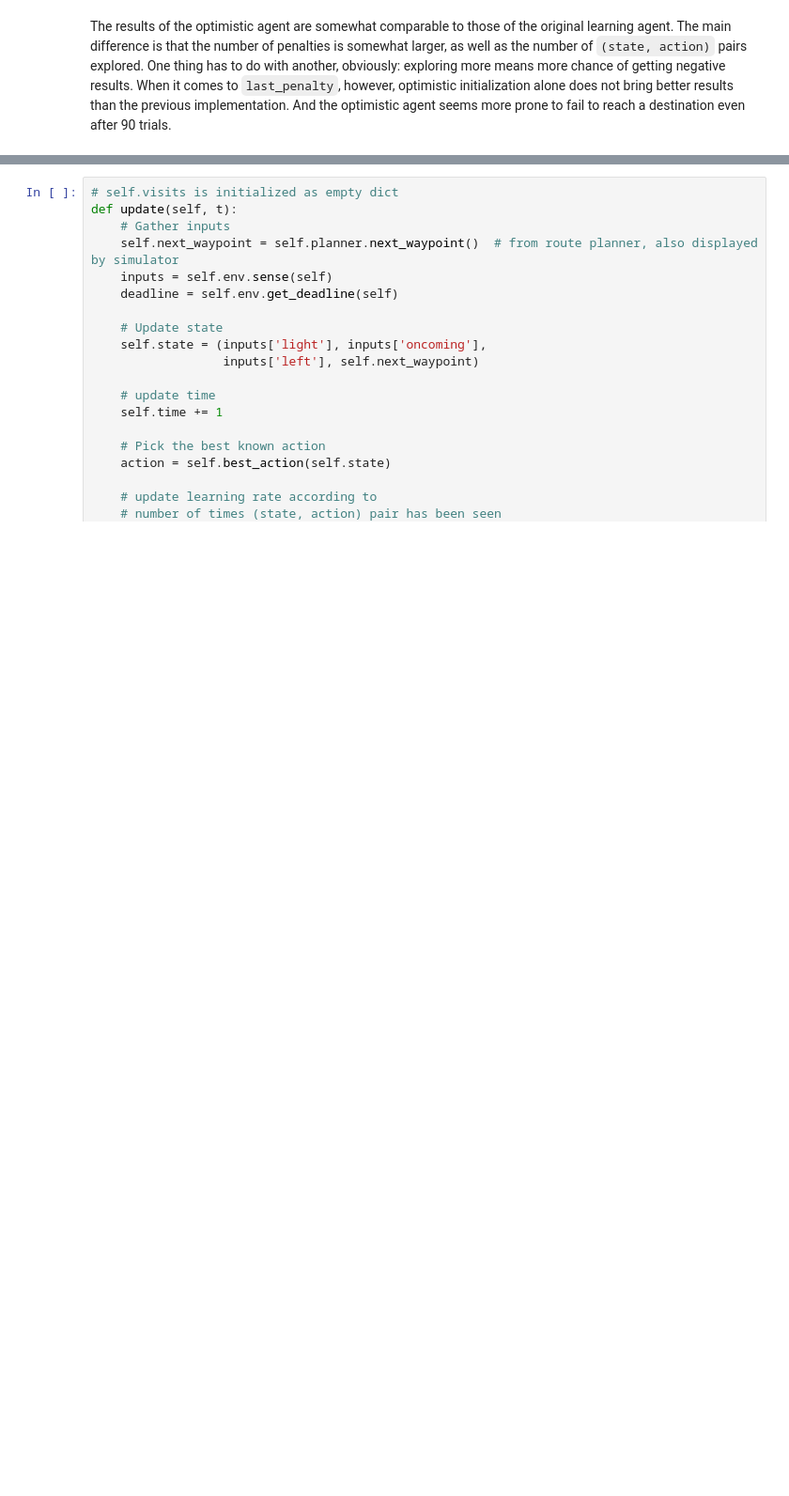
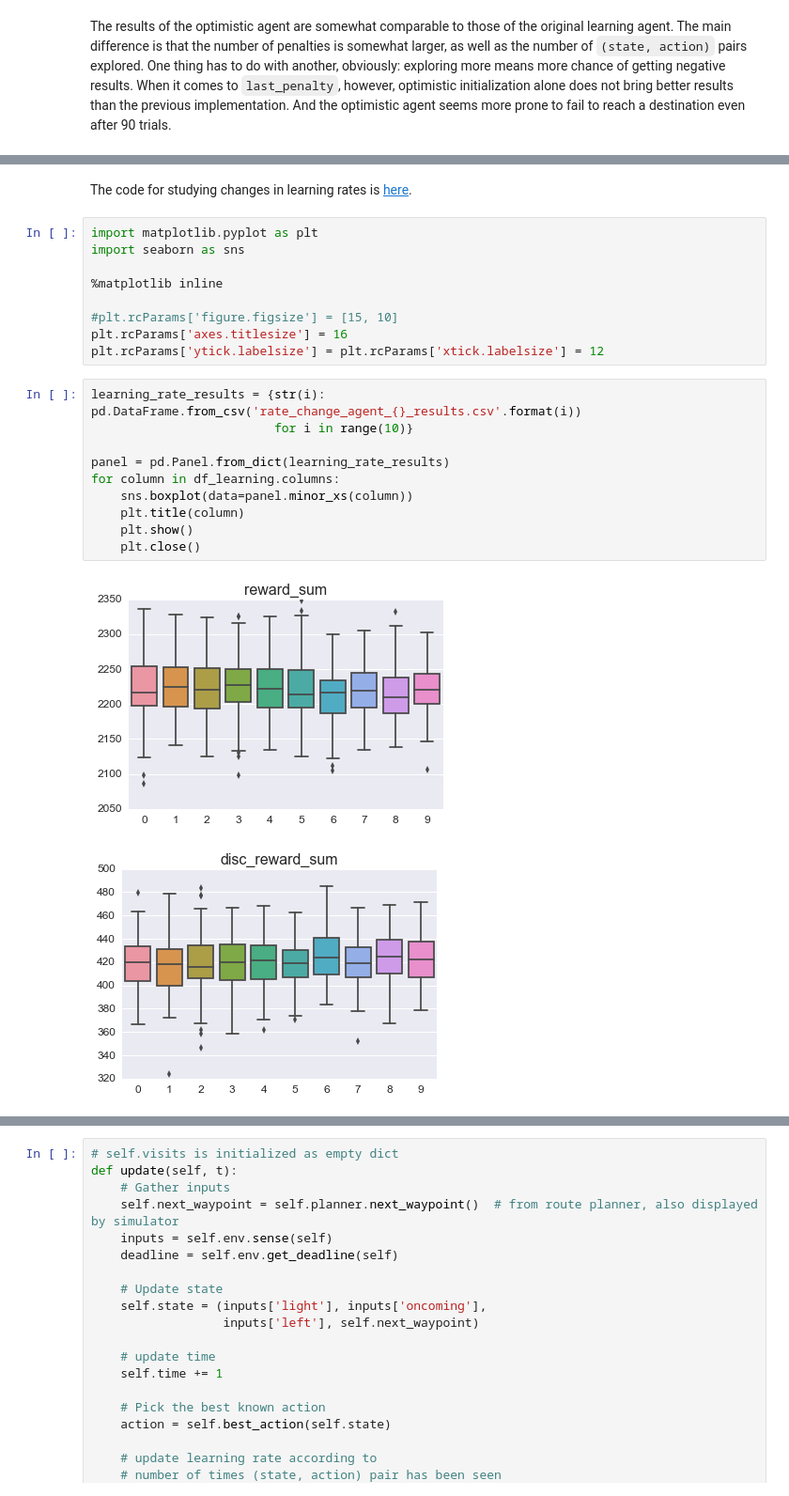
Before and after one commit to lmurtinho/mlend_ps4_smartcab, a Jupyter notebook: project_report.ipynb, the cells around one changed output, grey strips where cells are left out. Shown: that part at 94% size. Cells and saved outputs as stored; diff of their text form; blank space fills up the shorter version.

Commit message:
learning agents with modified learning rates

```diff
--- a/project_report.ipynb
+++ b/project_report.ipynb
@@ -397,0 +447,24 @@ To solve this, let's change `learn_rate` to take into account the agent's experi
+# %% [markdown]
+The code for studying changes in learning rates is [here]().
+# %%
+import matplotlib.pyplot as plt
+import seaborn as sns
+
+%matplotlib inline
+
+#plt.rcParams['figure.figsize'] = [15, 10]
+plt.rcParams['axes.titlesize'] = 16
+plt.rcParams['ytick.labelsize'] = plt.rcParams['xtick.labelsize'] = 12
+# %%
+learning_rate_results = {str(i): pd.DataFrame.from_csv('rate_change_agent_{}_results.csv'.format(i))
+                         for i in range(10)}
+
+panel = pd.Panel.from_dict(learning_rate_results)
+for column in df_learning.columns:
+    sns.boxplot(data=panel.minor_xs(column))
+    plt.title(column)
+    plt.show()
+    plt.close()
+# %% [output]
+[figure, added]
+[figure, added]
```
Also changed, not shown: parts of 9 cells of this notebook, 15 other files.
